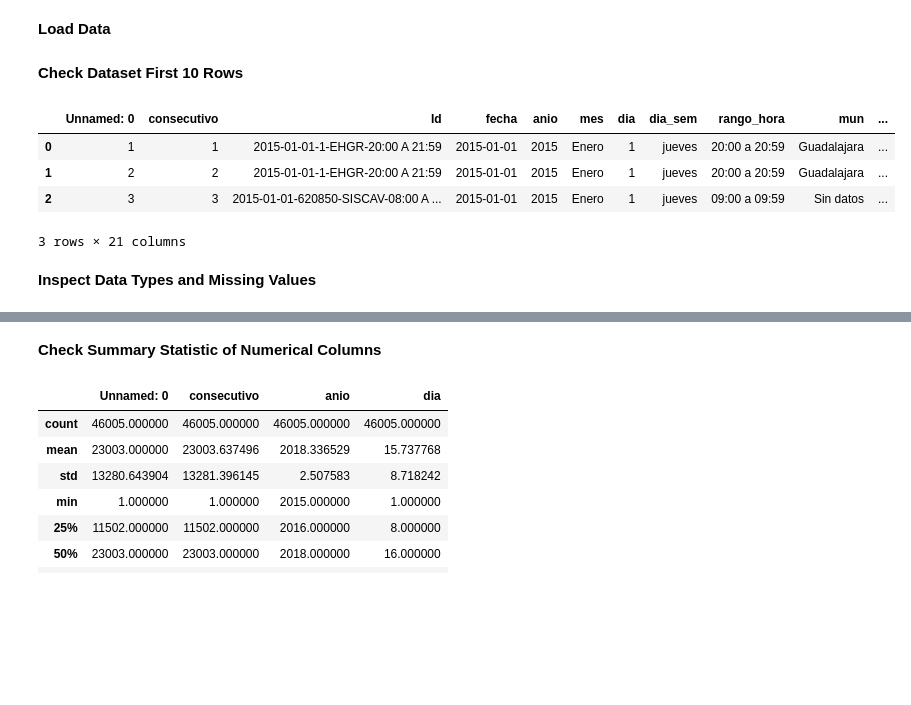
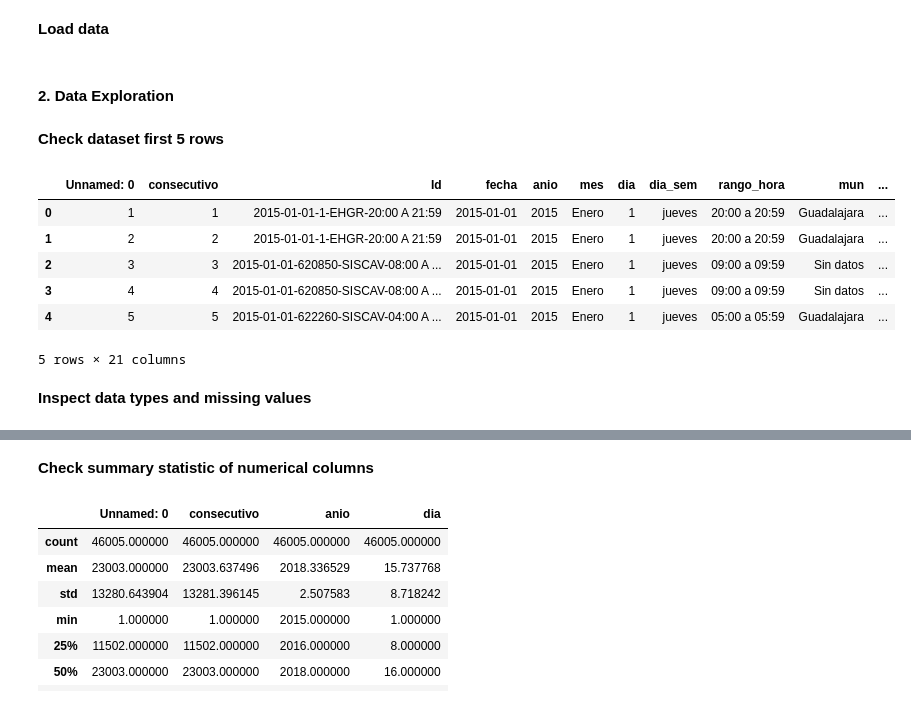
Before and after one commit to isaac-evs/amg_road_accidents_eda, a Jupyter notebook: main.ipynb, the cells around one changed output, grey strips where cells are left out. Cells and saved outputs as stored; diff of their text form; code cells hidden in the pictures; blank space fills up the shorter version.

```diff
--- a/main.ipynb
+++ b/main.ipynb
@@ -10,21 +12,25 @@ import seaborn as sns
 
 %matplotlib inline
 # %% [markdown]
-**Load Data**
+**Load data**
 # %%
 df = pd.read_csv("data.csv", encoding='latin-1')
-# %% [markdown]
-**Check Dataset First 10 Rows**
+# %% [markdown]
+#### **2. Data Exploration**
+# %% [markdown]
+**Check dataset first 5 rows**
 # %%
-df.head(3)
+df.head(5)
 # %% [output]
 |  | Unnamed: 0 | consecutivo | Id | fecha | anio | mes | dia | dia_sem | rango_hora | mun | ... |
 | 0 | 1 | 1 | 2015-01-01-1-EHGR-20:00 A 21:59 | 2015-01-01 | 2015 | Enero | 1 | jueves | 20:00 a 20:59 | Guadalajara | ... |
 | 1 | 2 | 2 | 2015-01-01-1-EHGR-20:00 A 21:59 | 2015-01-01 | 2015 | Enero | 1 | jueves | 20:00 a 20:59 | Guadalajara | ... |
 | 2 | 3 | 3 | 2015-01-01-620850-SISCAV-08:00 A ... | 2015-01-01 | 2015 | Enero | 1 | jueves | 09:00 a 09:59 | Sin datos | ... |
+| 3 | 4 | 4 | 2015-01-01-620850-SISCAV-08:00 A ... | 2015-01-01 | 2015 | Enero | 1 | jueves | 09:00 a 09:59 | Sin datos | ... |
+| 4 | 5 | 5 | 2015-01-01-622260-SISCAV-04:00 A ... | 2015-01-01 | 2015 | Enero | 1 | jueves | 05:00 a 05:59 | Guadalajara | ... |
-3 rows × 21 columns
+5 rows × 21 columns
-# %% [markdown]
-**Inspect Data Types and Missing Values**
+# %% [markdown]
+**Inspect data types and missing values**
 # %%
 df.info()
 # %% [output]
@@ -45,8 +51,8 @@ Data columns (total 21 columns):
  20  consecuencia       45990 non-null  object
 dtypes: int64(4), object(17)
 memory usage: 7.4+ MB
-# %% [markdown]
-**Check Summary Statistic of Numerical Columns**
+# %% [markdown]
+**Check summary statistic of numerical columns**
 # %%
 df.describe()
 # %% [output]
```
Also changed, not shown: parts of 26 cells of this notebook.
